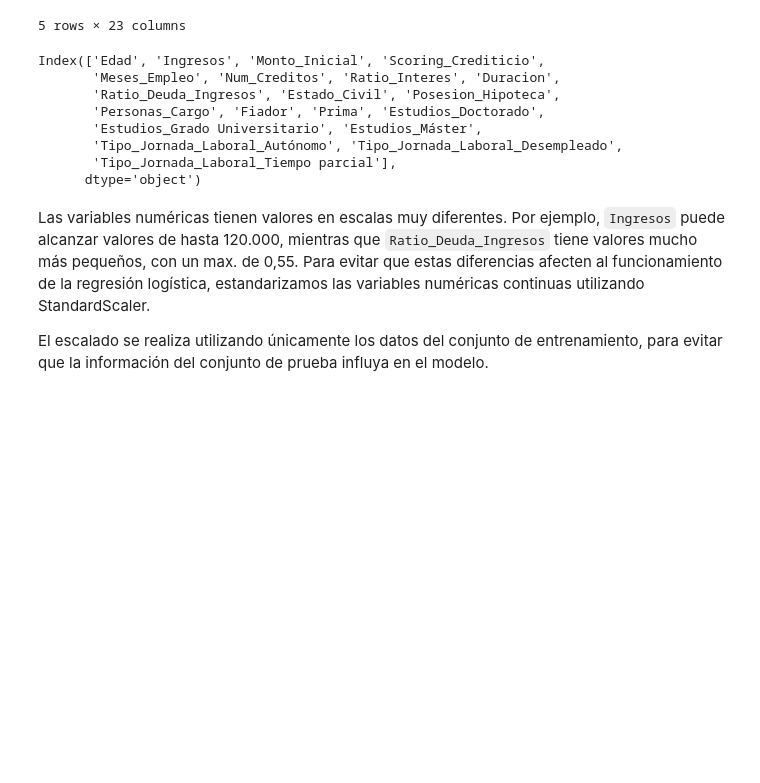
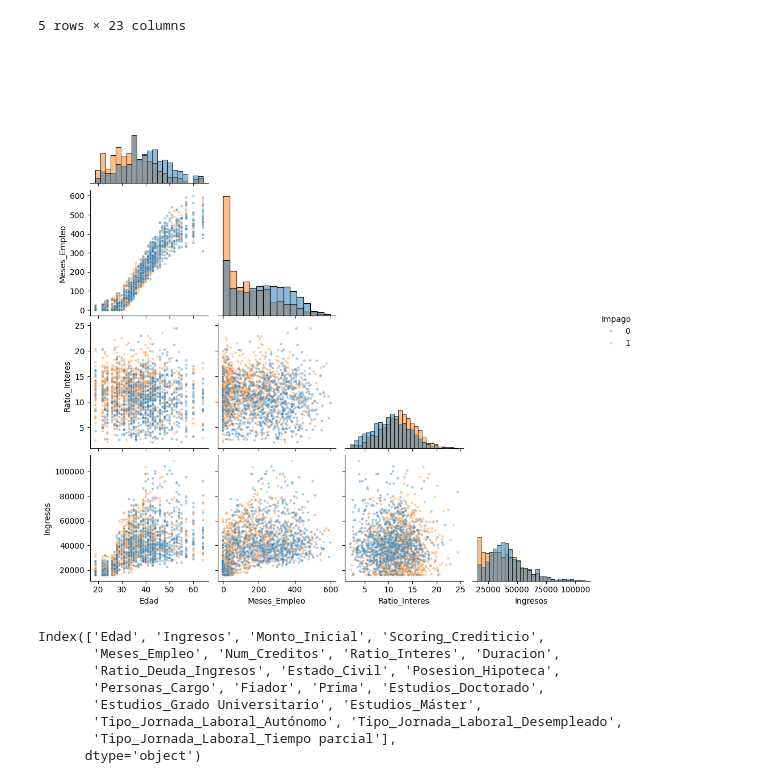
Before and after one commit to GorkaNBDATA/Equipo-Morado, a Jupyter notebook: modelo-impago.ipynb, the cells around one changed output. Drawn from its saved outputs; the diff is of its cells as text; code cells hidden in the pictures; blank space fills up the shorter version.

```diff
--- a/modelo-impago.ipynb
+++ b/modelo-impago.ipynb
@@ -174,6 +184,21 @@ copy.head()
 | 3 | YL0W8G | 30 | 31923.0 | 36707 | 813 | 43.0 | 1 | ... |
 | 4 | YP8WTV | 28 | 27373.0 | 86981 | 765 | 60.0 | 2 | ... |
 5 rows × 23 columns
+# %%
+cols = ["Edad", "Meses_Empleo", "Ratio_Interes", "Ingresos", "Impago"]
+
+# todos los impagos que haya en 1000 + 1000 no impagos (muestra equilibrada, se ve mejor)
+muestra = pd.concat([
+    copy[copy["Impago"] == 1][cols].sample(1000, random_state=42),
+    copy[copy["Impago"] == 0][cols].sample(1000, random_state=42),])
+
+sns.pairplot(
+    muestra, hue="Impago", corner=True,
+    diag_kind="hist",
+    plot_kws={"alpha": 0.4, "s": 10},)
+plt.show()
+# %% [output]
+[figure, added]
 # %%
 X = copy.drop(columns=["ID", "Proposito", "Impago"])
 y = copy["Impago"]
@@ -202,4 +218,0 @@ X_test[cols_num] = scaler.transform(X_test[cols_num])        # aplica esos mismo
-# %% [markdown]
-Las variables numéricas tienen valores en escalas muy diferentes. Por ejemplo, `Ingresos` puede alcanzar valores de hasta 120.000, mientras que `Ratio_Deuda_Ingresos` tiene valores mucho más pequeños, con un max. de 0,55. Para evitar que estas diferencias afecten al funcionamiento de la regresión logística, estandarizamos las variables numéricas continuas utilizando StandardScaler.
-
-El escalado se realiza utilizando únicamente los datos del conjunto de entrenamiento, para evitar que la información del conjunto de prueba influya en el modelo.
```
Also changed, not shown: parts of 42 cells of this notebook.
